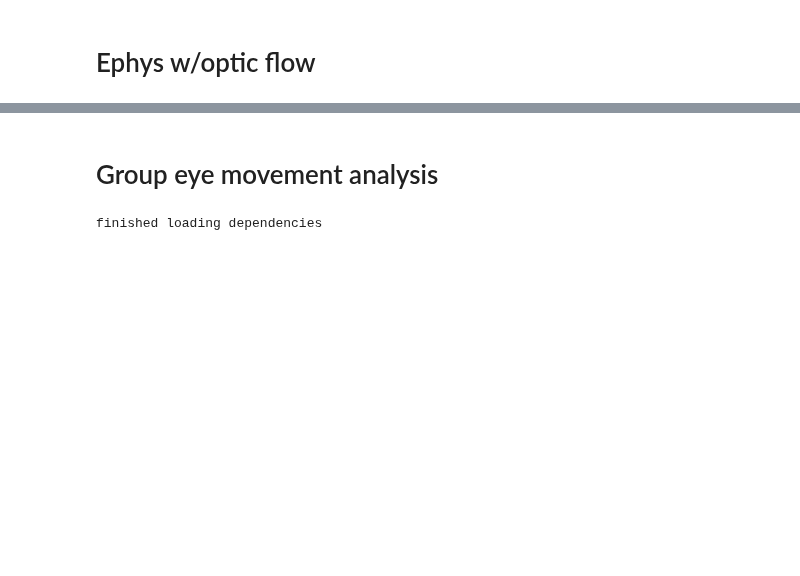
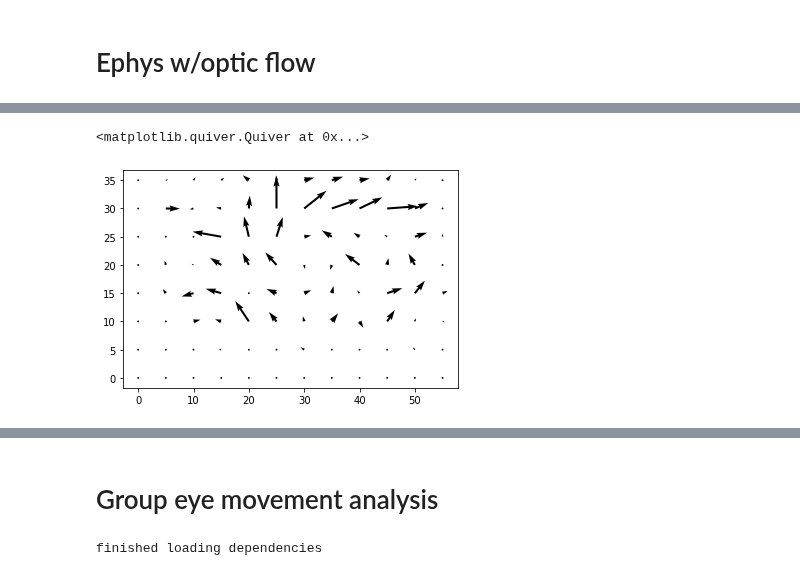
Before and after one commit to nielllab/FreelyMovingEphys, a Jupyter notebook: project_analysis/ephys/phil_group_ephys_analysis.ipynb, the cells around one changed output, grey strips where cells are left out. Cells and saved outputs as stored; diff of their text form; code cells hidden in the pictures; blank space fills up the shorter version.

```diff
--- a/project_analysis/ephys/phil_group_ephys_analysis.ipynb
+++ b/project_analysis/ephys/phil_group_ephys_analysis.ipynb
@@ -369,0 +363,25 @@ pp.close()
+# %%
+### version with lags
+lag_list = [-2,-1,0,1,2]
+flow_data_mnsub = flow_data.copy()
+flow_data_mnsub[:,:,:,0] -= np.mean(flow_data[:,:,:,0],axis=0) #subtract mean from flow data
+flow_data_mnsub[:,:,:,1] -= np.mean(flow_data[:,:,:,1],axis=0)
+flow_data_mnsub[:,:,:,0] /= np.std(flow_data[:,:,:,0],axis=0) #divide by standard deviation
+flow_data_mnsub[:,:,:,1] /= np.std(flow_data[:,:,:,1],axis=0)
+rolled_vid = np.hstack([np.roll(flow_data_mnsub, nframes, axis=0) for nframes in lag_list])
+model_vid = rolled_vid.reshape(flow_data_mnsub.shape[0],-1)
+model_nsp = data['model_nsp'][:-1,:]
+Ncells = model_nsp.shape[-1]
+sta = (model_vid.T @ model_nsp)/np.sum(model_nsp,0,keepdims=True)
+sta_im = sta.T.reshape((Ncells,len(lag_list)) + flow_data_mnsub.shape[1:])
+# %%
+scale = 0.01
+fig, ax = plt.subplots(1,1)
+cell=0
+V = sta_im[cell,1,:,:,1]
+U = sta_im[cell,1,:,:,0]
+ax.quiver(X[::nx,::nx],Y[::nx,::nx],U[::nx,::nx],V[::nx,::nx],scale=scale)
+# ax.axis('off')
+# %% [output]
+<matplotlib.quiver.Quiver at 0x...>
+[figure, added]
```
Also changed, not shown: parts of 16 cells of this notebook.
